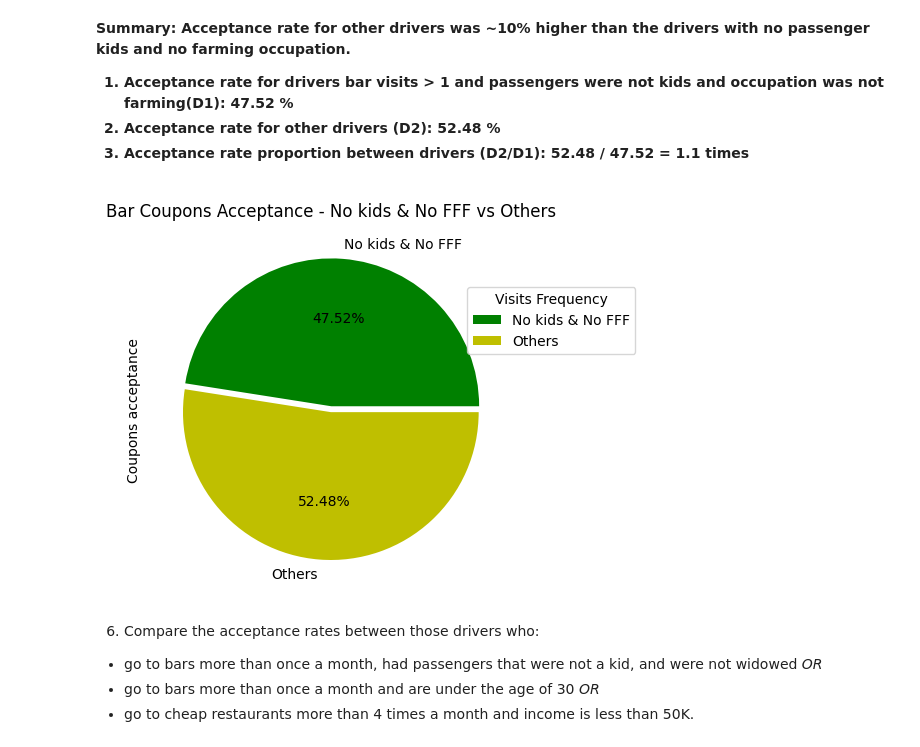
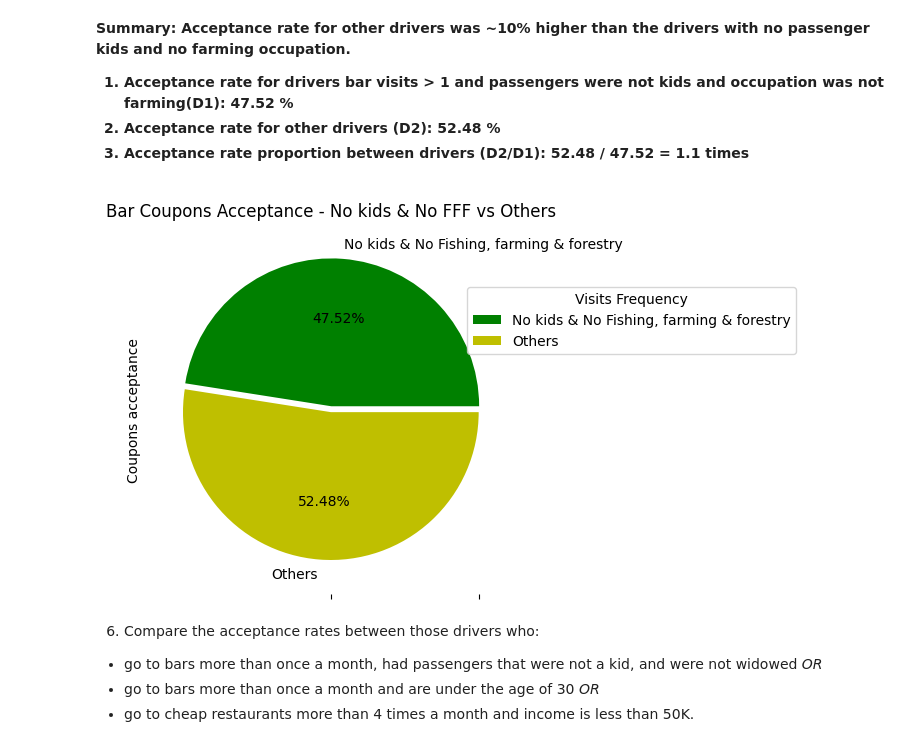
Before and after one commit to atewari-bot/driving-coupon, a Jupyter notebook: prompt.ipynb, the cells around one changed output. Drawn from its saved outputs; the diff is of its cells as text; code cells hidden in the pictures.

```diff
--- a/prompt.ipynb
+++ b/prompt.ipynb
@@ -731,22 +733,25 @@ Acceptance proportion for above two groups: 1.1 %
 # %%
 # Plot visuslization for comparision between drivers with no kids and no FFF occupation vs other drivers
 def plot_bar_coupons_acceptance_comparision_nokids_no_fff_to_others():
     no_kids_no_farming_subset = accepted_bar_coupons_df.query('passenger != "Kid(s)" and Bar in @bar_visits_count_list and occupation != "Farming Fishing & Forestry"')
     no_kids_no_farming_count = no_kids_no_farming_subset.groupby('Bar')['Bar'].value_counts()
     complement_no_kids_no_farming_subset_index = accepted_bar_coupons_df.index.difference(no_kids_no_farming_subset.index)
     complement_no_kids_no_farming_subset = accepted_bar_coupons_df.loc[complement_no_kids_no_farming_subset_index]
     complement_no_kids_no_farming_count = complement_no_kids_no_farming_subset.groupby('Bar')['Bar'].value_counts()
     bar_accept_no_kids_no_farming_df = pd.concat([no_kids_no_farming_count, complement_no_kids_no_farming_count], axis=0, keys=['G1', 'G2']).reset_index()
     bar_accept_no_kids_no_farming_df.columns = ['Bar Visits Group', 'Bar Visits', 'count']
     bar_accept_no_kids_no_farming_df = np.round((bar_accept_no_kids_no_farming_df.groupby('Bar Visits Group')['count'].sum() / accepted_bar_coupons) * 100, 2)
+
+    labels=['No kids & No Fishing, farming & forestry', 'Others']
     plt.title("Bar Coupons Acceptance - No kids & No FFF vs Others")
-    bar_accept_no_kids_no_farming_df.plot(kind='pie', labels=['No kids & No FFF', 'Others'], explode = [0.02,0.02], autopct = '%1.2f%%', colors = ['g', 'y'])
+    bar_accept_no_kids_no_farming_df.plot(kind='pie', labels=labels, explode = [0.02,0.02], autopct = '%1.2f%%', colors = ['g', 'y'])
     plt.legend(title="Visits Frequency", bbox_to_anchor=(0.85,0.85), loc="upper left")
     plt.ylabel('Coupons acceptance')
+    wrap_labels(plt.gca(), 10, len(labels))
 
 plot_bar_coupons_acceptance_comparision_nokids_no_fff_to_others()
 # %% [output]
-[figure, old version]
+[figure, new version]
 # %% [markdown]
 6. Compare the acceptance rates between those drivers who:
 
```
Also changed, not shown: parts of 6 cells of this notebook.
